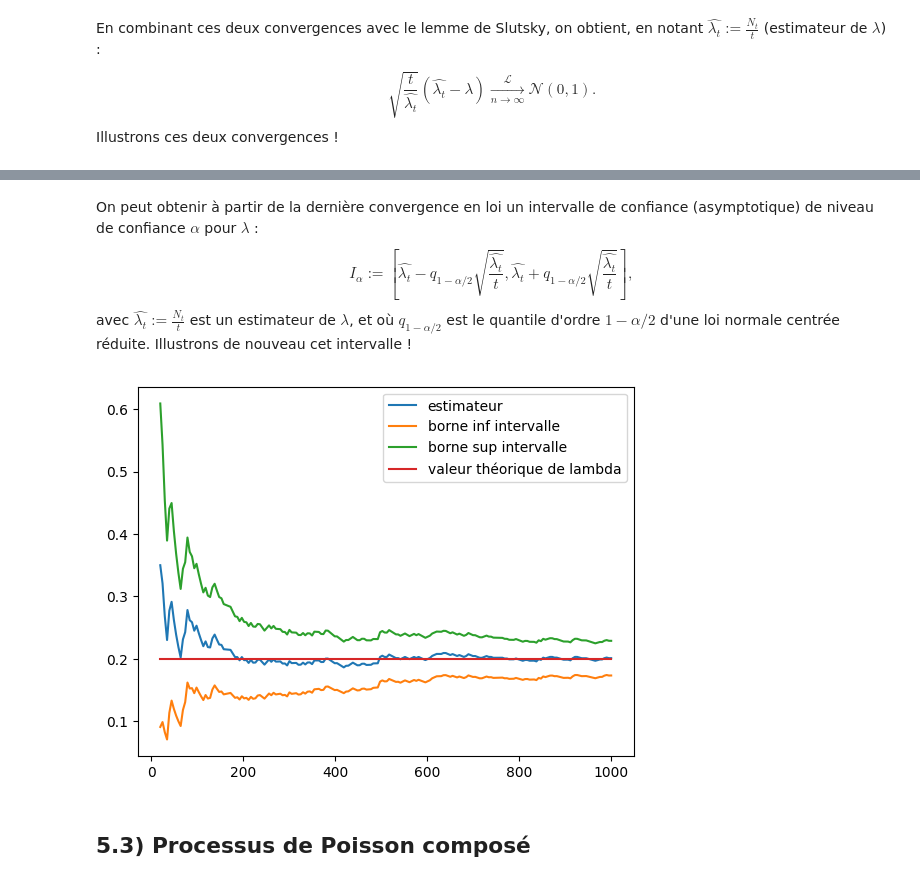
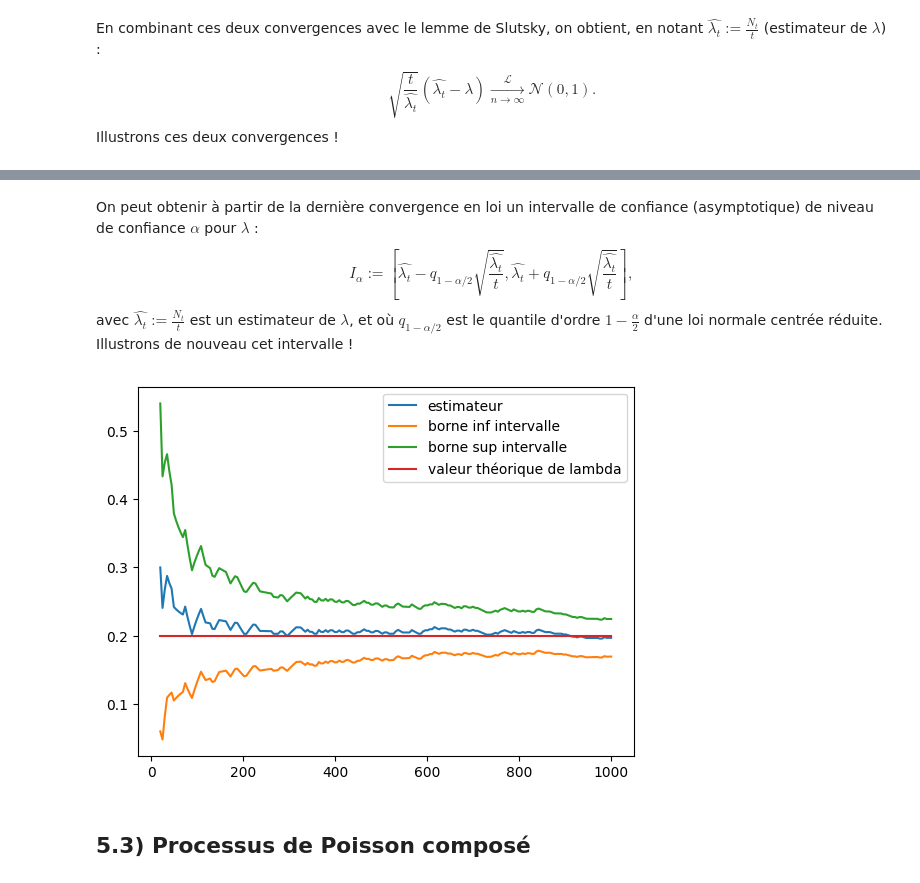
Before and after one commit to alicemoriniere/alicemoriniere.github.io, a Jupyter notebook: public/tp/recap8.ipynb, the cells around one changed output, grey strips where cells are left out. Cells and saved outputs as stored; diff of their text form; code cells hidden in the pictures.

```diff
--- a/public/tp/recap8.ipynb
+++ b/public/tp/recap8.ipynb
@@ -178,35 +178,35 @@ illustration_cv_loi_t(1000,1/5,1000)
 # %% [markdown]
 On peut obtenir à partir de la dernière convergence en loi un intervalle de confiance (asymptotique) de niveau de confiance $\alpha$ pour $\lambda$ :
 $$ I_\alpha := \left [  \widehat{\lambda_t} -  q_{1 - \alpha/2}\sqrt{\frac{\widehat{\lambda_t}}{t}} , \widehat{\lambda_t} + q_{1 - \alpha/2} \sqrt{\frac{\widehat{\lambda_t}}{t}}  \right ], $$
-avec $\widehat{\lambda_t}:= \frac{N_t}{t}$ est un estimateur de $\lambda$, et où $q_{1 - \alpha/2}$ est le quantile d'ordre $1 -\alpha /2$ d'une loi normale centrée réduite. Illustrons de nouveau cet intervalle !
+avec $\widehat{\lambda_t}:= \frac{N_t}{t}$ est un estimateur de $\lambda$, et où $q_{1 - \alpha/2}$ est le quantile d'ordre $1 -\frac{\alpha}{2}$ d'une loi normale centrée réduite. Illustrons de nouveau cet intervalle !
 # %%
 def illustration_intervalle_t(t,l,alpha):
-    k=scipy.stats.poisson.rvs(mu=l*t)
-    U=scipy.stats.uniform.rvs(loc=0,scale=t,size=k)
+    k=stats.poisson.rvs(mu=l*t)
+    U=stats.uniform.rvs(loc=0,scale=t,size=k)
     T=[0]+list(np.sort(U))+[t]
     temps=np.linspace(20,t,200)
     E=[]
     I_inf=[]
     I_sup=[]
     q= stats.norm.ppf(1-alpha/2,loc=0,scale=1)
     for s in temps :
         e=np.sum([T<=s])/s
         E.append(e)
         i_inf=e-np.sqrt(e/s)*q
         I_inf.append(i_inf)
         i_sup=e+np.sqrt(e/s)*q
         I_sup.append(i_sup)
     L=l*np.ones(len(temps))
     plt.plot(temps,E,label='estimateur')
     plt.plot(temps,I_inf,label='borne inf intervalle')
     plt.plot(temps,I_sup,label='borne sup intervalle')
     plt.plot(temps,L,label='valeur théorique de lambda')
     plt.legend()
     plt.show()
 
 illustration_intervalle_t(1000,1/5,0.05)
 # %% [output]
-[figure, old version]
+[figure, new version]
 # %% [markdown]
 ## 5.3) Processus de Poisson composé
 # %% [markdown]
```
Also changed, not shown: parts of 12 cells of this notebook, 4 other files.
